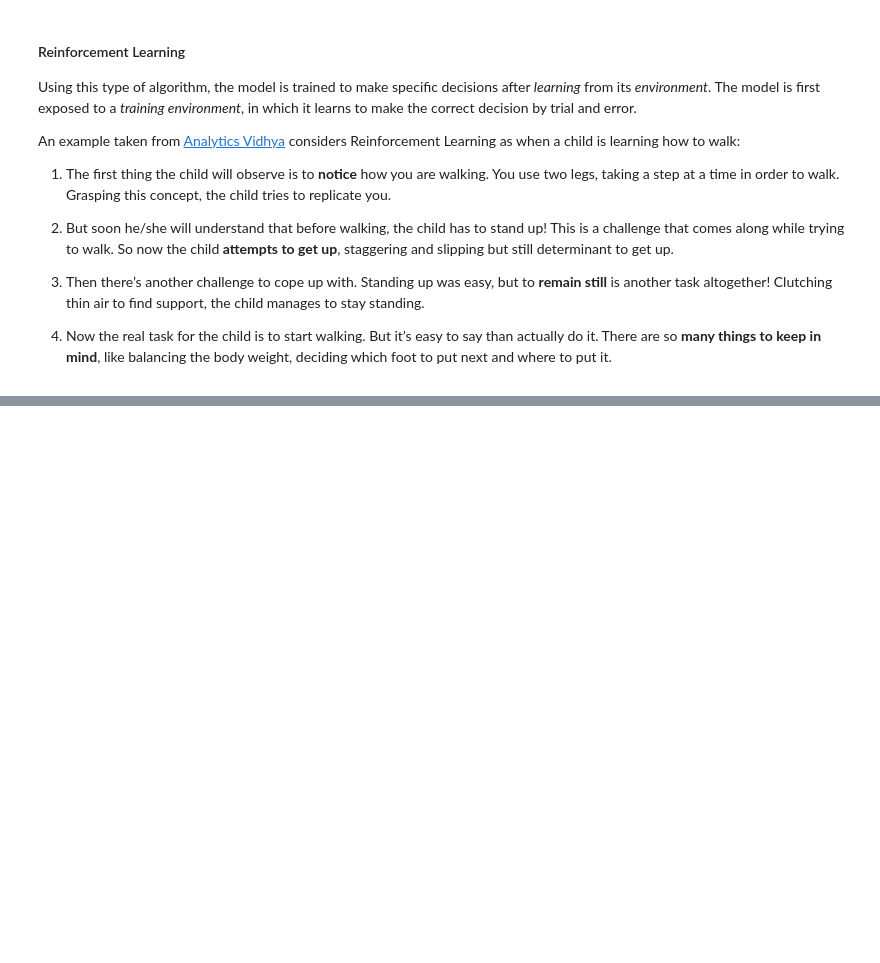
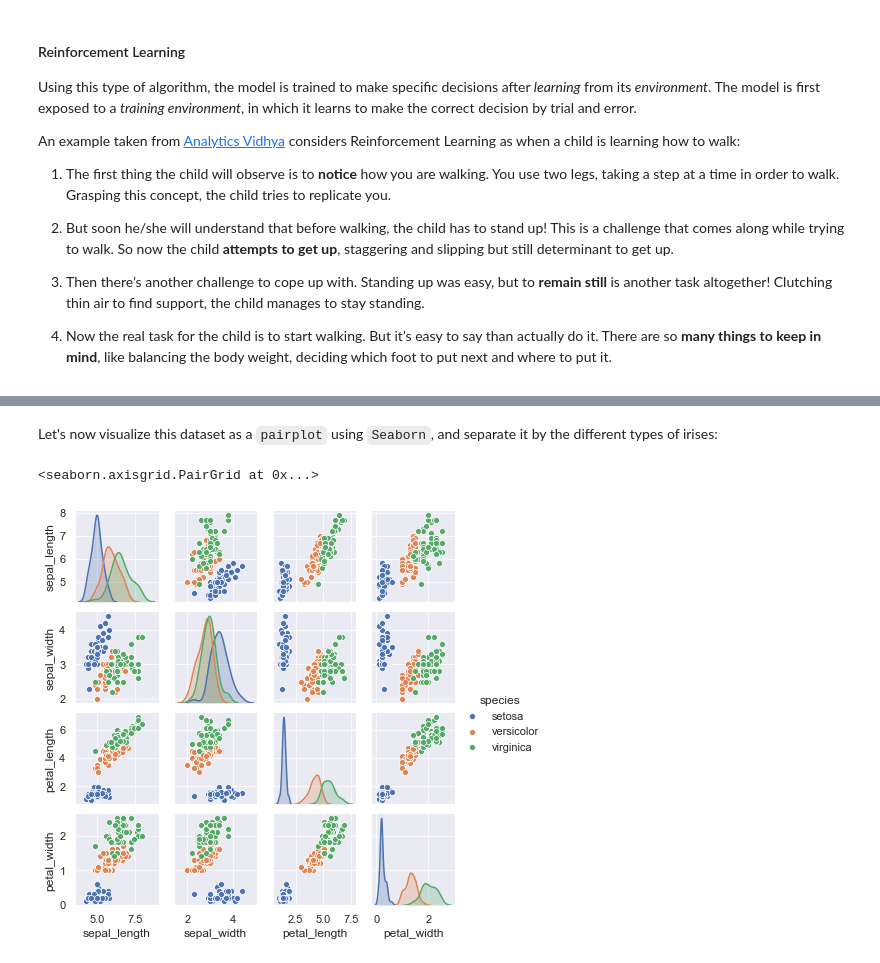
Before and after one commit to vcalderon2009/2020_06_CA_Astro_Data_Science_Workshop, a Jupyter notebook: notebooks/03.00-Intro-to-Machine-Learning.ipynb, the cells around one changed output, grey strips where cells are left out. Drawn from its saved outputs; the diff is of its cells as text; code cells hidden in the pictures; blank space fills up the shorter version.

```diff
--- a/notebooks/03.00-Intro-to-Machine-Learning.ipynb
+++ b/notebooks/03.00-Intro-to-Machine-Learning.ipynb
@@ -88,0 +112,13 @@ considers Reinforcement Learning as when a child is learning how to walk:
+# %%
+# Importing modules
+%matplotlib inline
+%load_ext lab_black
+
+import matplotlib.pyplot as plt
+from matplotlib import rc
+import pandas as pd
+import seaborn as sns
+
+rc("text", usetex=False)
+
+sns.set()
@@ -88,0 +128,5 @@ considers Reinforcement Learning as when a child is learning how to walk:
+# %%
+# Loading in the iris dataset
+iris = sns.load_dataset("iris")
+
+iris.head()
@@ -88,0 +170,7 @@ considers Reinforcement Learning as when a child is learning how to walk:
+# %% [markdown]
+Let's now visualize this dataset as a `pairplot` using `Seaborn`, and separate it by the different types of irises:
+# %%
+sns.pairplot(iris, hue="species", height=1.5)
+# %% [output]
+<seaborn.axisgrid.PairGrid at 0x...>
+[figure, added]
```
Also changed, not shown: parts of 26 cells of this notebook.
